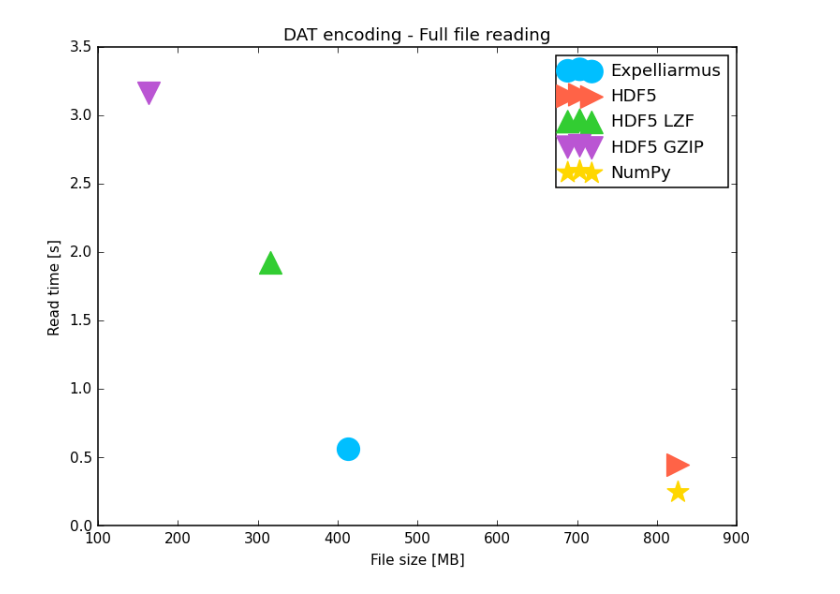
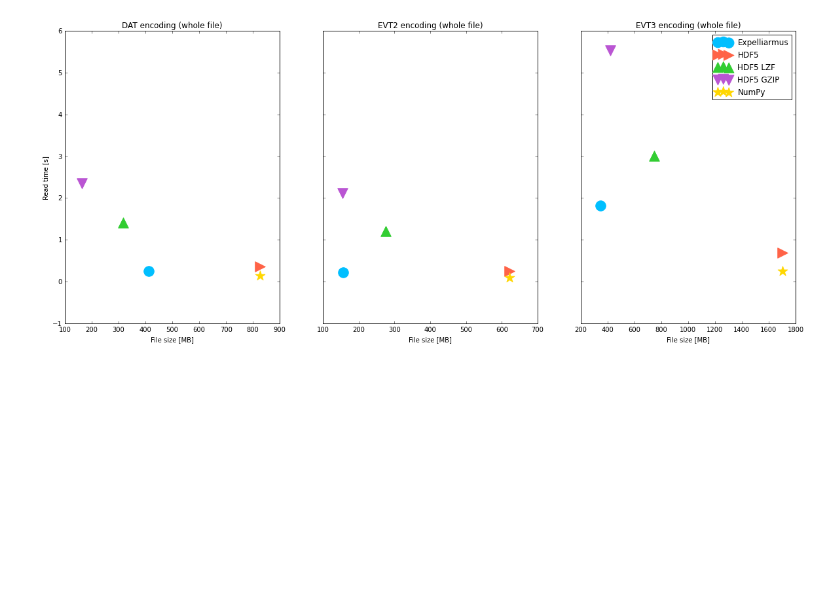
Before and after one commit to open-neuromorphic/expelliarmus, a Jupyter notebook: docs/benchmarking/script.ipynb, the cells around one changed output. Drawn from its saved outputs; the diff is of its cells as text; code cells hidden in the pictures; blank space fills up the shorter version.

Commit message:
Added new benchmark data.

```diff
--- a/docs/benchmarking/script.ipynb
+++ b/docs/benchmarking/script.ipynb
@@ -7,9 +5,12 @@ import h5py
 import numpy as np
 import timeit
 import requests
+import pickle
 
 FIRST_RUN = False
-REPEAT = 100
+SAVE_RESULTS = True
+LOAD_RESULTS = False
+REPEAT = 20
 # %%
 def get_diff_perc_str(ref, val):
     if (val > ref):
@@ -138,31 +144,49 @@ NumPy (1701MB, +386.00%), execution time: 0.835s, -72.01%.
 # %%
 import matplotlib.pyplot as plt
 import matplotlib as mpl
+mpl.rcParams['figure.dpi'] = 220
 plt.style.use('classic')
 %matplotlib inline
 # %%
-plt.figure(figsize=(8, 6), dpi=110)
-plt.ylim(bottom=0, top=3.5)
-plt.xlabel("File size [MB]")
-plt.ylabel("Read time [s]")
-plt.title("DAT encoding - Full file reading")
+fig, (ax0, ax1, ax2) = plt.subplots(nrows=1, ncols=3, sharey=True, figsize=(20, 8))
+
+# plt.ylim(bottom=0, top=3.5)
+ax0.set_xlabel("File size [MB]")
+ax1.set_xlabel("File size [MB]")
+ax2.set_xlabel("File size [MB]")
+
+ax0.set_ylabel("Read time [s]")
+
+ax0.set_title("DAT encoding (whole file)")
+ax1.set_title("EVT2 encoding (whole file)")
+ax2.set_title("EVT3 encoding (whole file)")
 
 # Expelliarmus
-exp = plt.scatter(data["expelliarmus"]["dat"]["fsize"], data["expelliarmus"]["dat"]["full_read"], marker="o", s=240, color="deepskyblue")
+ax0.scatter(data["expelliarmus"]["dat"]["fsize"], data["expelliarmus"]["dat"]["full_read"], marker="o", s=240, color="deepskyblue", label="Expelliarmus")
+ax1.scatter(data["expelliarmus"]["evt2"]["fsize"], data["expelliarmus"]["evt2"]["full_read"], marker="o", s=240, color="deepskyblue")
+exp = ax2.scatter(data["expelliarmus"]["evt3"]["fsize"], data["expelliarmus"]["evt3"]["full_read"], marker="o", s=240, color="deepskyblue")
 
 # HDF5
-hdf5 = plt.scatter(data["hdf5"]["dat"]["fsize"], data["hdf5"]["dat"]["full_read"], marker=">", s=240, color="tomato")
+ax0.scatter(data["hdf5"]["dat"]["fsize"], data["hdf5"]["dat"]["full_read"], marker=">", s=240, color="tomato", label="HDF5")
+ax1.scatter(data["hdf5"]["evt2"]["fsize"], data["hdf5"]["evt2"]["full_read"], marker=">", s=240, color="tomato")
+hdf5 = ax2.scatter(data["hdf5"]["evt3"]["fsize"], data["hdf5"]["evt3"]["full_read"], marker=">", s=240, color="tomato")
 
 # HDF5 LZF
-hdf5_lzf = plt.scatter(data["hdf5_lzf"]["dat"]["fsize"], data["hdf5_lzf"]["dat"]["full_read"], marker="^", s=240, color="limegreen")
+ax0.scatter(data["hdf5_lzf"]["dat"]["fsize"], data["hdf5_lzf"]["dat"]["full_read"], marker="^", s=240, color="limegreen", label="HDF5 LZF")
+ax1.scatter(data["hdf5_lzf"]["evt2"]["fsize"], data["hdf5_lzf"]["evt2"]["full_read"], marker="^", s=240, color="limegreen")
+hdf5_lzf = ax2.scatter(data["hdf5_lzf"]["evt3"]["fsize"], data["hdf5_lzf"]["evt3"]["full_read"], marker="^", s=240, color="limegreen")
 
 # HDF5 GZIP
-hdf5_gzip = plt.scatter(data["hdf5_gzip"]["dat"]["fsize"], data["hdf5_gzip"]["dat"]["full_read"], marker="v", s=240, color="mediumorchid")
+ax0.scatter(data["hdf5_gzip"]["dat"]["fsize"], data["hdf5_gzip"]["dat"]["full_read"], marker="v", s=240, color="mediumorchid", label="HDF5 GZIP")
+ax1.scatter(data["hdf5_gzip"]["evt2"]["fsize"], data["hdf5_gzip"]["evt2"]["full_read"], marker="v", s=240, color="mediumorchid")
+hdf5_gzip = ax2.scatter(data["hdf5_gzip"]["evt3"]["fsize"], data["hdf5_gzip"]["evt3"]["full_read"], marker="v", s=240, color="mediumorchid")
 
 # NumPy
-npy = plt.scatter(data["numpy"]["dat"]["fsize"], data["numpy"]["dat"]["full_read"], marker="*", s=240, color="gold")
+ax0.scatter(data["numpy"]["dat"]["fsize"], data["numpy"]["dat"]["full_read"], marker="*", s=240, color="gold", label="NumPy")
+ax1.scatter(data["numpy"]["evt2"]["fsize"], data["numpy"]["evt2"]["full_read"], marker="*", s=240, color="gold")
+npy = ax2.scatter(data["numpy"]["evt3"]["fsize"], data["numpy"]["evt3"]["full_read"], marker="*", s=240, color="gold")
 
 plt.legend((exp, hdf5, hdf5_lzf, hdf5_gzip, npy), ("Expelliarmus", "HDF5", "HDF5 LZF", "HDF5 GZIP", "NumPy"), loc="upper right")
 plt.show()
 # %% [output]
-[figure, old version]
+[figure, new version]
```
Also changed, not shown: parts of 10 cells of this notebook, 6 other files.
